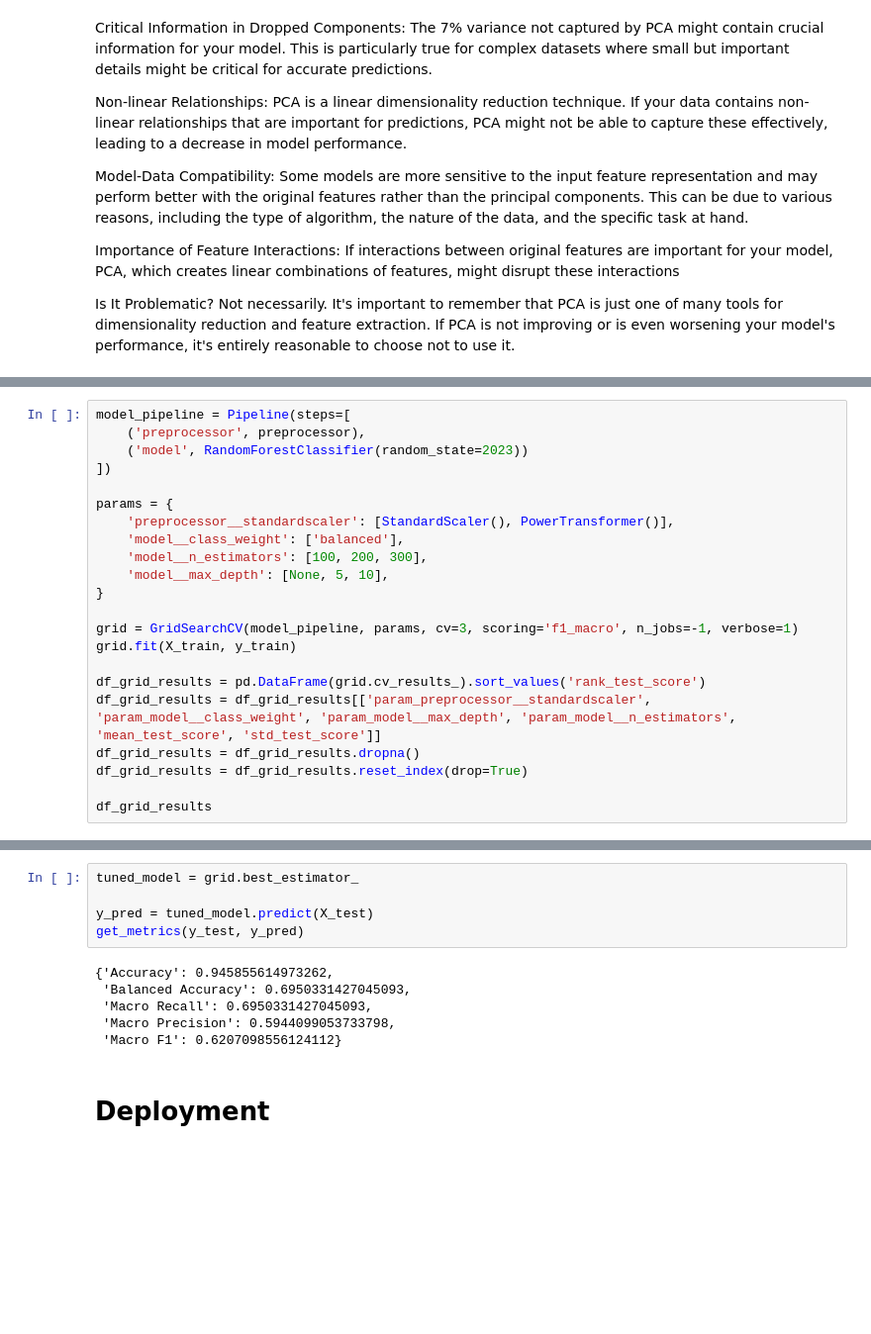
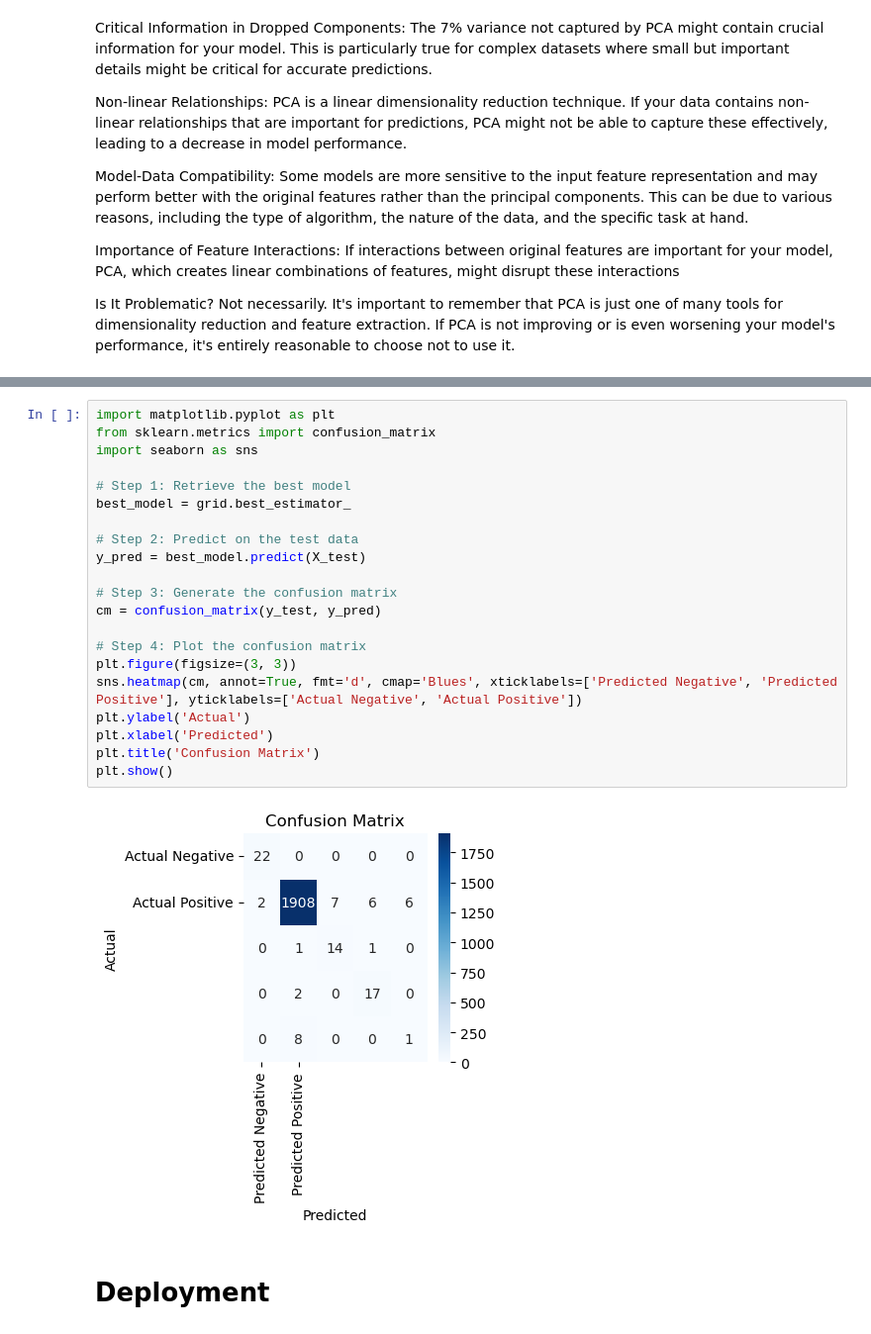
Before and after one commit to thales-vignoli/Failure-Classifier-to-Maintenance, a Jupyter notebook: predictive_maintenance.ipynb, the cells around one changed output, grey strips where cells are left out. Shown at 99% size. Drawn from its saved outputs; the diff is of its cells as text; blank space fills up the shorter version.

Commit message:
updated_modeling

```diff
--- a/predictive_maintenance.ipynb
+++ b/predictive_maintenance.ipynb
@@ -871,22 +828,0 @@ KeyboardInterrupt:
-# %%
-model_pipeline = Pipeline(steps=[
-    ('preprocessor', preprocessor),
-    ('model', RandomForestClassifier(random_state=2023))
-])
-
-params = {
-    'preprocessor__standardscaler': [StandardScaler(), PowerTransformer()],
-    'model__class_weight': ['balanced'],
-    'model__n_estimators': [100, 200, 300],
-    'model__max_depth': [None, 5, 10],
-}
-
-grid = GridSearchCV(model_pipeline, params, cv=3, scoring='f1_macro', n_jobs=-1, verbose=1)
-grid.fit(X_train, y_train)
-
-df_grid_results = pd.DataFrame(grid.cv_results_).sort_values('rank_test_score')
-df_grid_results = df_grid_results[['param_preprocessor__standardscaler', 'param_model__class_weight', 'param_model__max_depth', 'param_model__n_estimators', 'mean_test_score', 'std_test_score']]
-df_grid_results = df_grid_results.dropna()
-df_grid_results = df_grid_results.reset_index(drop=True)
-
-df_grid_results
@@ -908,14 +829,26 @@ Fitting 3 folds for each of 18 candidates, totalling 54 fits
-# %%
-tuned_model = grid.best_estimator_
-
-y_pred = tuned_model.predict(X_test)
-get_metrics(y_test, y_pred)
-# %% [output]
-{'Accuracy': 0.945855614973262,
- 'Balanced Accuracy': 0.6950331427045093,
- 'Macro Recall': 0.6950331427045093,
- 'Macro Precision': 0.5944099053733798,
- 'Macro F1': 0.6207098556124112}
+# %%
+import matplotlib.pyplot as plt
+from sklearn.metrics import confusion_matrix
+import seaborn as sns
+
+# Step 1: Retrieve the best model
+best_model = grid.best_estimator_
+
+# Step 2: Predict on the test data
+y_pred = best_model.predict(X_test)
+
+# Step 3: Generate the confusion matrix
+cm = confusion_matrix(y_test, y_pred)
+
+# Step 4: Plot the confusion matrix
+plt.figure(figsize=(3, 3))
+sns.heatmap(cm, annot=True, fmt='d', cmap='Blues', xticklabels=['Predicted Negative', 'Predicted Positive'], yticklabels=['Actual Negative', 'Actual Positive'])
+plt.ylabel('Actual')
+plt.xlabel('Predicted')
+plt.title('Confusion Matrix')
+plt.show()
+# %% [output]
+[figure, added]
 # %% [markdown]
 # Deployment
 # %%
```
Also changed, not shown: parts of 20 cells of this notebook.
